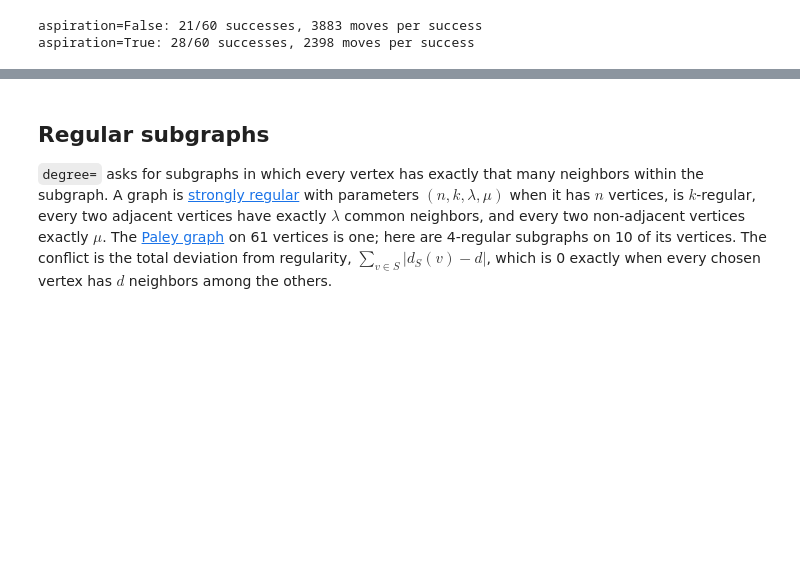
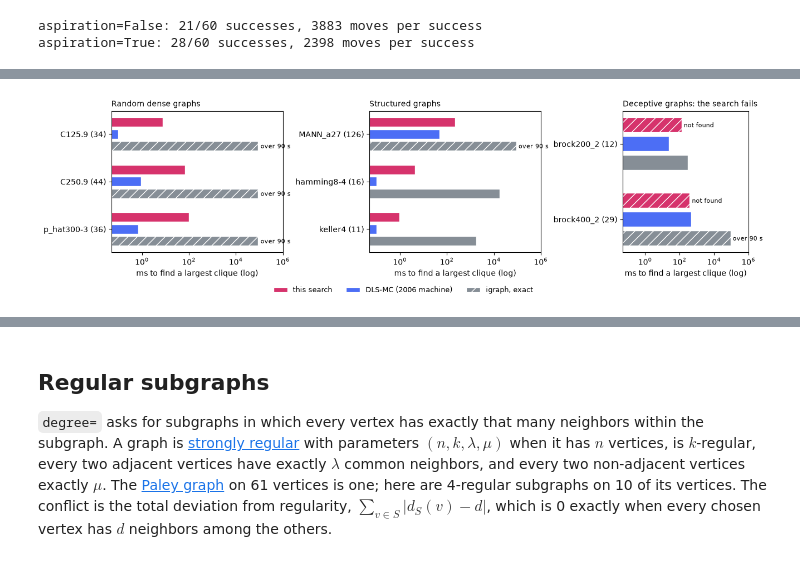
Before and after one commit to vglazer/subgraphsearch, a Jupyter notebook: examples/quickstart.ipynb, the cells around one changed output, grey strips where cells are left out. Saved outputs shown, nothing was run; the diff lists cells and outputs as text; code cells hidden in the pictures; blank space fills up the shorter version.

```diff
--- a/examples/quickstart.ipynb
+++ b/examples/quickstart.ipynb
@@ -205,0 +267,26 @@ aspiration=True: 28/60 successes, 2398 moves per success
+# %%
+if dimacs:
+    groups = [("Random dense graphs", [0, 1, 2]), ("Structured graphs", [3, 4, 5]),
+              ("Deceptive graphs: the search fails", [6, 7])]
+    methods = [("this search", "#d6336c"), ("DLS-MC (2006 machine)", "#4c6ef5"), ("igraph, exact", "#868e96")]
+    fig, axs = plt.subplots(1, 3, figsize=(13, 3.6), layout="constrained", sharex=True,
+                            gridspec_kw={"width_ratios": [3, 3, 2.2]})
+    for ax, (title, rows) in zip(axs, groups):
+        for y, i in enumerate(rows):
+            times = [search_ms[i], dls_mc_ms[i], igraph_ms[i] or 90000]
+            capped = [found[i] != clique_number[i], False, igraph_ms[i] is None]
+            for j, ((label, color), t, cap) in enumerate(zip(methods, times, capped)):
+                ax.barh(4 * y + j, t, color=color, hatch="//" if cap else None, edgecolor="white",
+                        label=label if (y, title) == (0, groups[0][0]) else None)
+                note = ("not found" if j == 0 else "over 90 s") if cap else ""
+                if note:
+                    ax.annotate(note, (t, 4 * y + j), xytext=(3, -3), textcoords="offset points", fontsize=8)
+        ax.set_yticks([4 * y + 1 for y in range(len(rows))], [f"{names[i]} ({clique_number[i]})" for i in rows])
+        ax.invert_yaxis()
+        ax.set_xscale("log")
+        ax.set_xlim(0.05, 1e6)
+        ax.set_title(title, fontsize=10, loc="left")
+        ax.set_xlabel("ms to find a largest clique (log)")
+    fig.legend(loc="outside lower center", ncol=3, frameon=False, fontsize=9)
+# %% [output]
+[figure, added]
```
Also changed, not shown: parts of 9 cells of this notebook, 2 other files.
